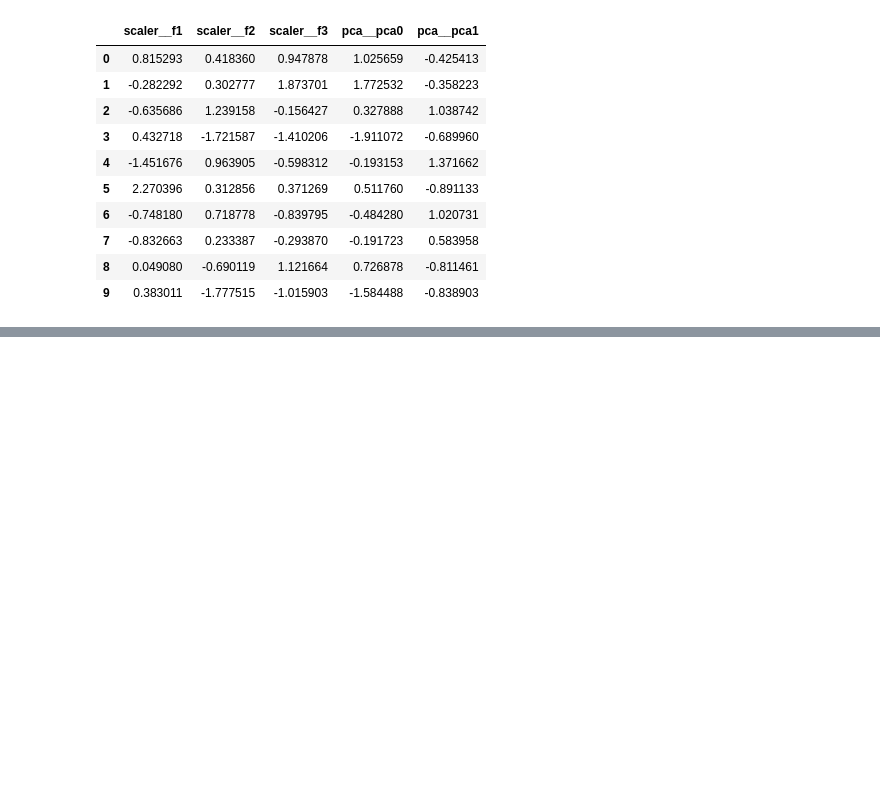
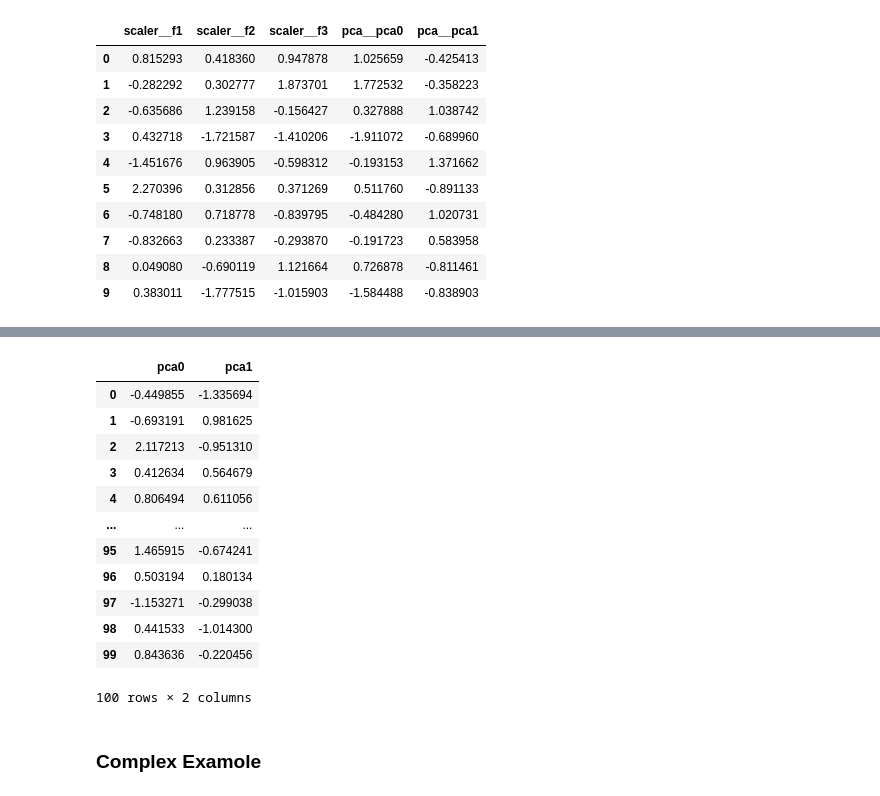
Before and after one commit to SKsudhanshukumar/AIML, a Jupyter notebook: scikit-learn/custom_estimator.ipynb, the cells around one changed output, grey strips where cells are left out. Drawn from its saved outputs; the diff is of its cells as text; code cells hidden in the pictures; blank space fills up the shorter version.

```diff
--- a/scikit-learn/custom_estimator.ipynb
+++ b/scikit-learn/custom_estimator.ipynb
@@ -329,0 +338,25 @@ for i in range(0,n):
+# %%
+from sklearn.pipeline import Pipeline
+
+pipeline=Pipeline([
+    ('scaler',StandardScaler()),
+    ('pca',PCA(n_components=2))
+])
+# %%
+pd.DataFrame(pipeline.fit_transform(X), columns=pipeline.get_feature_names_out())
+# %% [output]
+|  | pca0 | pca1 |
+| 0 | -0.449855 | -1.335694 |
+| 1 | -0.693191 | 0.981625 |
+| 2 | 2.117213 | -0.951310 |
+| 3 | 0.412634 | 0.564679 |
+| 4 | 0.806494 | 0.611056 |
+| ... | ... | ... |
+| 95 | 1.465915 | -0.674241 |
+| 96 | 0.503194 | 0.180134 |
+| 97 | -1.153271 | -0.299038 |
+| 98 | 0.441533 | -1.014300 |
+| 99 | 0.843636 | -0.220456 |
+100 rows × 2 columns
+# %% [markdown]
+### Complex Examole
```
Also changed, not shown: parts of 11 cells of this notebook.
